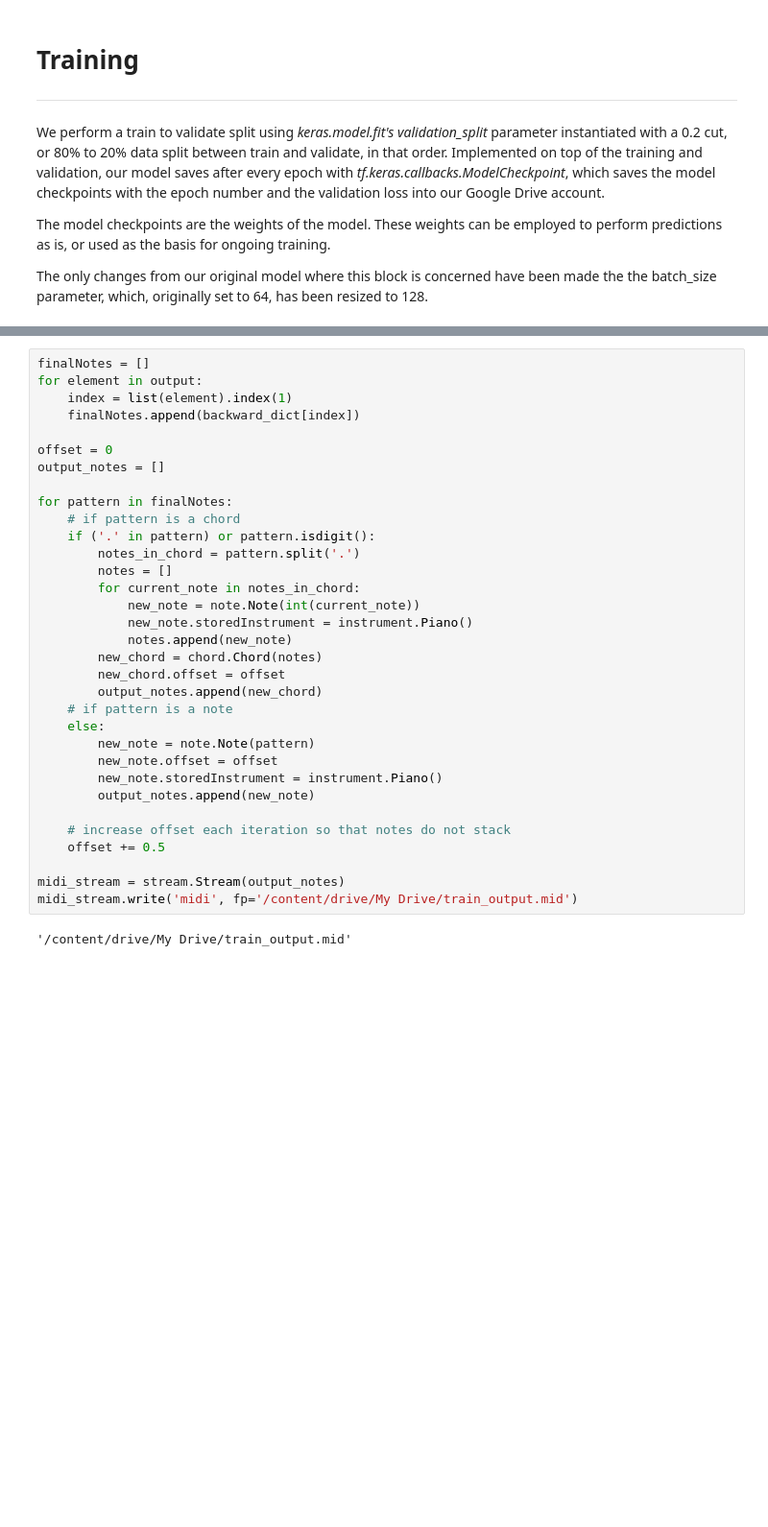
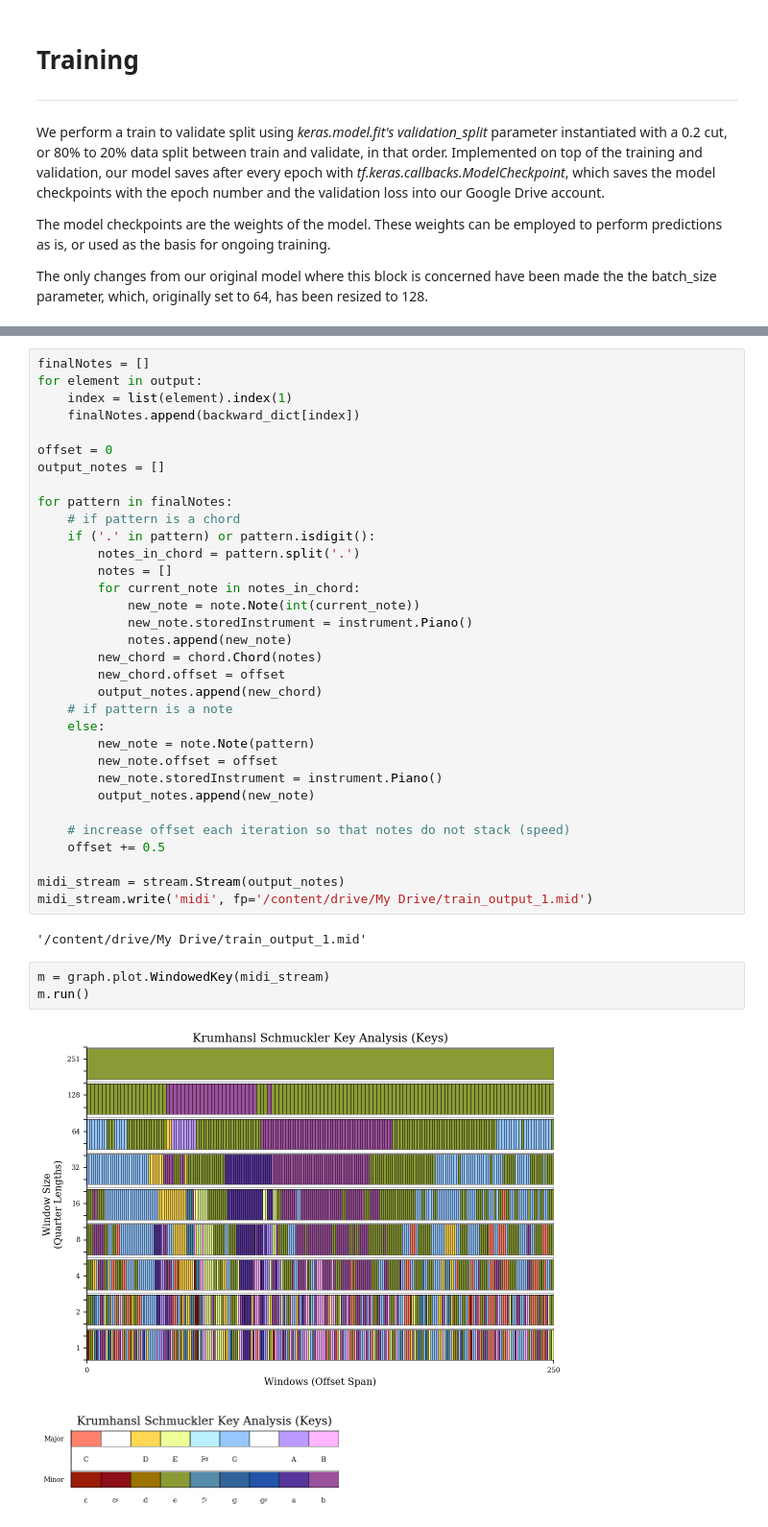
Before and after one commit to code-front/BluesBot, a Jupyter notebook: DeepLearningModel.ipynb, the cells around one changed output, grey strips where cells are left out. Shown at 96% size. Cells and saved outputs as stored; diff of their text form; blank space fills up the shorter version.

```diff
--- a/DeepLearningModel.ipynb
+++ b/DeepLearningModel.ipynb
@@ -445,10 +443,16 @@ for pattern in finalNotes:
         new_note.storedInstrument = instrument.Piano()
         output_notes.append(new_note)
 
-    # increase offset each iteration so that notes do not stack
+    # increase offset each iteration so that notes do not stack (speed)
     offset += 0.5
 
 midi_stream = stream.Stream(output_notes)
-midi_stream.write('midi', fp='/content/drive/My Drive/train_output.mid')
+midi_stream.write('midi', fp='/content/drive/My Drive/train_output_1.mid')
 # %% [output]
-'/content/drive/My Drive/train_output.mid'
+'/content/drive/My Drive/train_output_1.mid'
+# %%
+m = graph.plot.WindowedKey(midi_stream)
+m.run()
+# %% [output]
+[figure, added]
+[figure, added]
```
Also changed, not shown: parts of 13 cells of this notebook.
